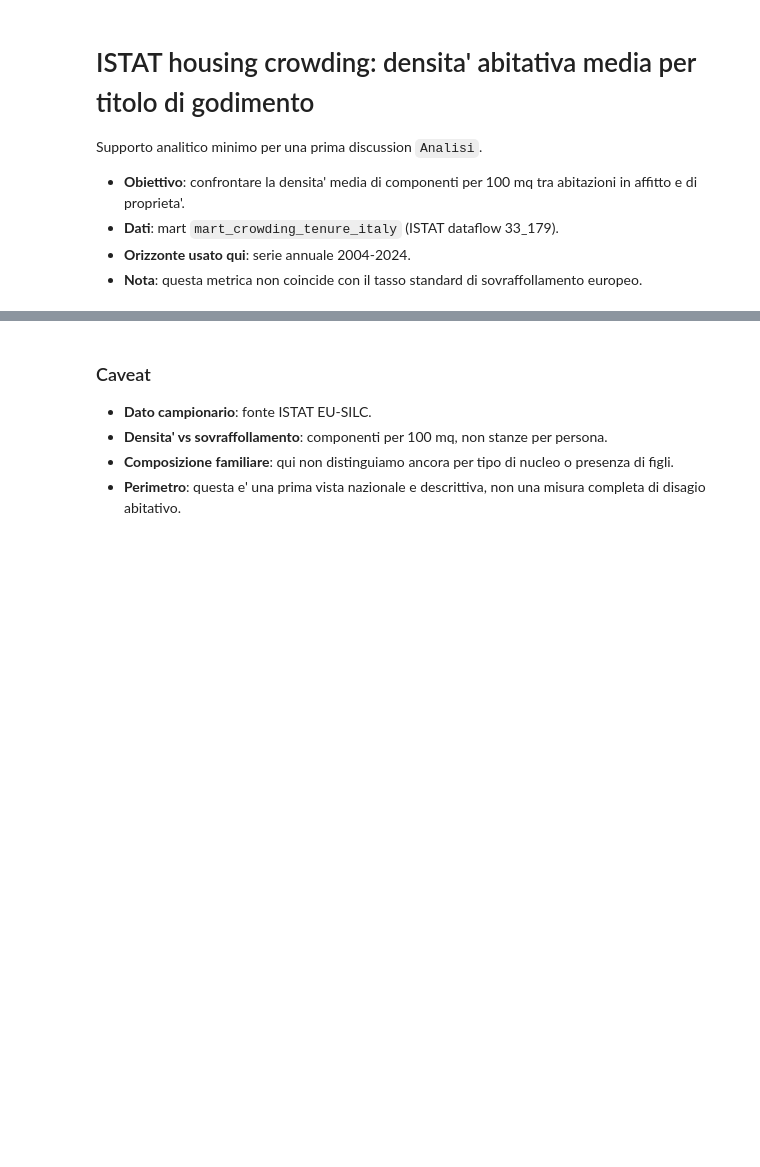
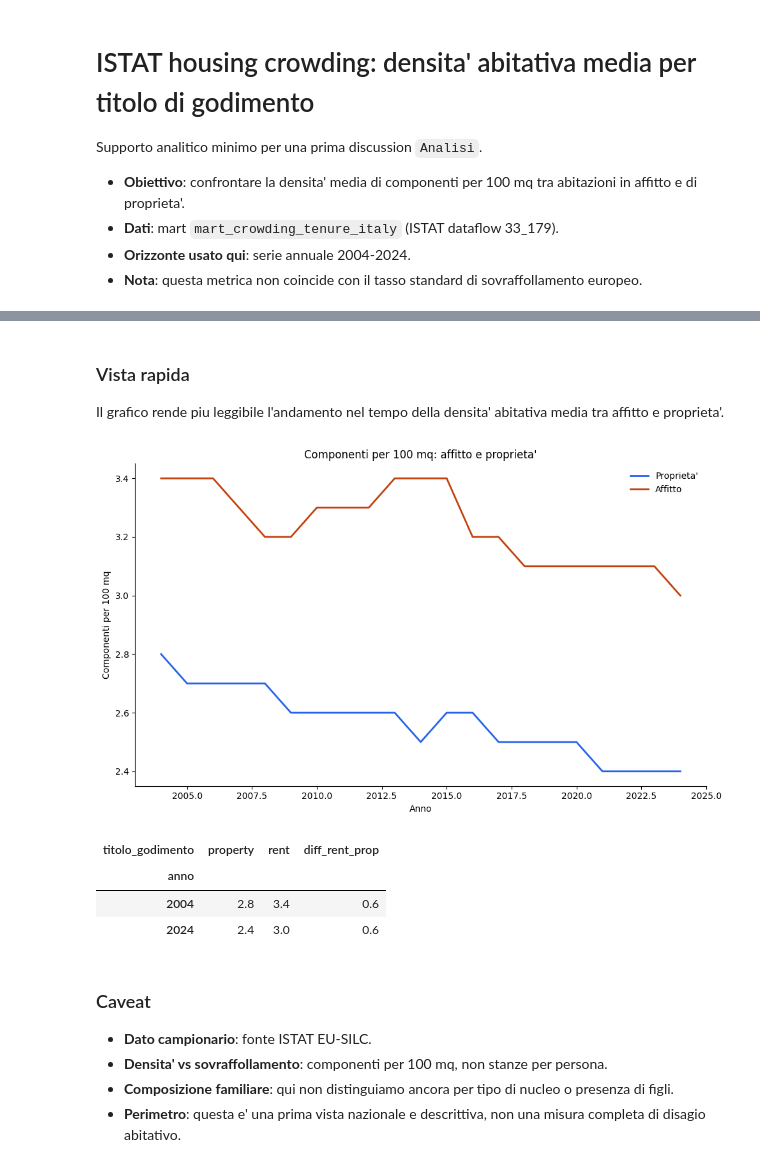
Before and after one commit to Gabrymi93/analisi-civiche, a Jupyter notebook: notebooks/istat-housing-crowding/istat_housing_crowding_analisi_v1.ipynb, the cells around one changed output, grey strips where cells are left out. Cells and saved outputs as stored; diff of their text form; code cells hidden in the pictures; blank space fills up the shorter version.

```diff
--- a/notebooks/istat-housing-crowding/istat_housing_crowding_analisi_v1.ipynb
+++ b/notebooks/istat-housing-crowding/istat_housing_crowding_analisi_v1.ipynb
@@ -9,16 +9,23 @@ Supporto analitico minimo per una prima discussion `Analisi`.
 - **Nota**: questa metrica non coincide con il tasso standard di sovraffollamento europeo.
 # %%
 import duckdb
+import matplotlib.pyplot as plt
 import pandas as pd
 from pathlib import Path
 
-parquet_path = Path("../../../dataset-incubator/out/data/mart/istat_housing_crowding/2024/mart_crowding_tenure_italy.parquet")
+def find_workspace_root(start: Path) -> Path:
+    for candidate in [start.resolve(), *start.resolve().parents]:
+        if (candidate / 'notebooks-lab').exists() and (candidate / 'dataset-incubator').exists():
+            return candidate
+    raise RuntimeError('Workspace root non trovato')
+
+WORKSPACE_ROOT = find_workspace_root(Path.cwd())
+parquet_path = WORKSPACE_ROOT / 'dataset-incubator' / 'out' / 'data' / 'mart' / 'istat_housing_crowding' / '2024' / 'mart_crowding_tenure_italy.parquet'
 
 if not parquet_path.exists():
     raise FileNotFoundError(f"Mart non trovato: {parquet_path.resolve()}")
 
 con = duckdb.connect()
-parquet_path
 # %%
 query = """
 SELECT
@@ -36,7 +51,30 @@ df_pivot.tail(5)
+# %% [markdown]
+### Vista rapida
+
+Il grafico rende piu leggibile l'andamento nel tempo della densita' abitativa media tra affitto e proprieta'.
+# %%
+fig, ax = plt.subplots(figsize=(10, 6))
+ax.plot(df_pivot.index, df_pivot['property'], label="Proprieta'", color='#2563eb', linewidth=2)
+ax.plot(df_pivot.index, df_pivot['rent'], label='Affitto', color='#c2410c', linewidth=2)
+ax.set_title("Componenti per 100 mq: affitto e proprieta'")
+ax.set_xlabel('Anno')
+ax.set_ylabel('Componenti per 100 mq')
+ax.legend(frameon=False)
+ax.spines['top'].set_visible(False)
+ax.spines['right'].set_visible(False)
+plt.tight_layout()
+plt.show()
+# %% [output]
+[figure, added]
 # %%
 spotlight_years = [2004, 2024]
 spotlight = df_pivot.loc[df_pivot.index.isin(spotlight_years), ['property', 'rent', 'diff_rent_prop']]
 spotlight
+# %% [output]
+| titolo_godimento | property | rent | diff_rent_prop |
+| anno |  |  |  |
+| 2004 | 2.8 | 3.4 | 0.6 |
+| 2024 | 2.4 | 3.0 | 0.6 |
 # %% [markdown]
 ### Caveat
 
```
Also changed, not shown: parts of 1 cell of this notebook, 2 other files.
